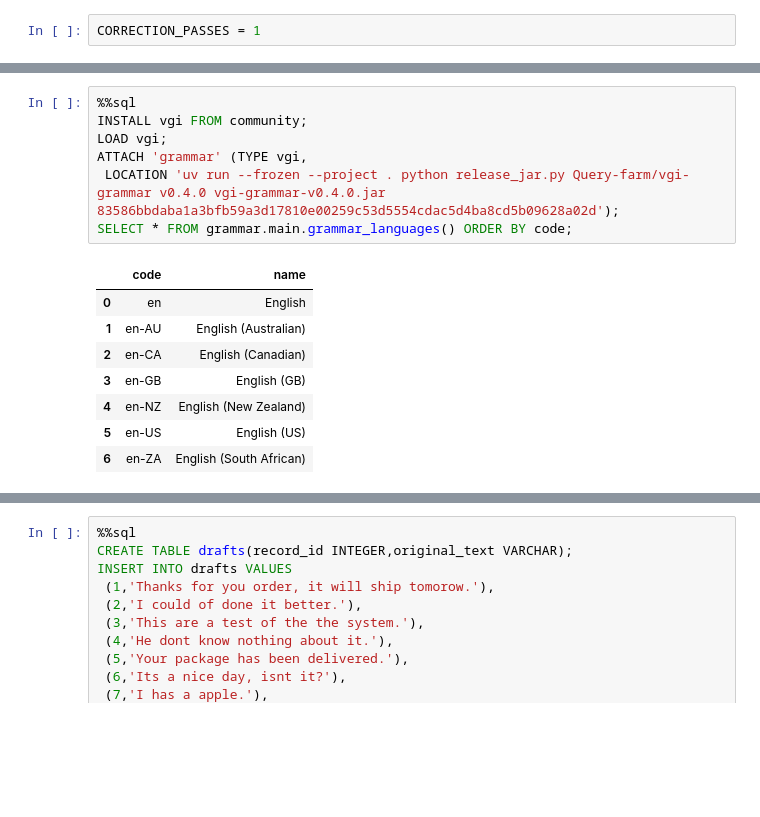
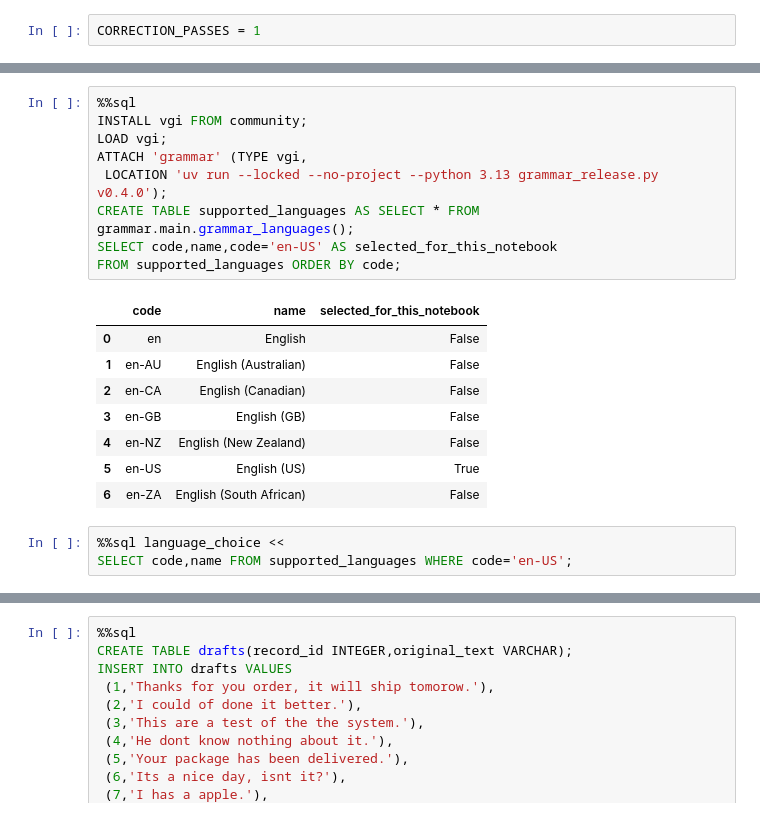
Before and after one commit to Query-farm/vgi-grammar, a Jupyter notebook: notebooks/01_recheck_automatic_corrections.ipynb, the cells around one changed output, grey strips where cells are left out. Saved outputs shown, nothing was run; the diff lists cells and outputs as text; blank space fills up the shorter version.

Commit message:
Complete released SQL coverage and portable grammar walkthrough [skip ci]

```diff
--- a/notebooks/01_recheck_automatic_corrections.ipynb
+++ b/notebooks/01_recheck_automatic_corrections.ipynb
@@ -61,16 +66,21 @@ which language codes it supports before choosing a dialect; this release ships E
 # %%
 %%sql
 INSTALL vgi FROM community;
 LOAD vgi;
 ATTACH 'grammar' (TYPE vgi,
- LOCATION 'uv run --frozen --project . python release_jar.py Query-farm/vgi-grammar v0.4.0 vgi-grammar-v0.4.0.jar 83586bbdaba1a3bfb59a3d17810e00259c53d5554cdac5d4ba8cd5b09628a02d');
-SELECT * FROM grammar.main.grammar_languages() ORDER BY code;
+ LOCATION 'uv run --locked --no-project --python 3.13 grammar_release.py v0.4.0');
+CREATE TABLE supported_languages AS SELECT * FROM grammar.main.grammar_languages();
+SELECT code,name,code='en-US' AS selected_for_this_notebook
+FROM supported_languages ORDER BY code;
 # %% [output]
-|  | code | name |
-| 0 | en | English |
-| 1 | en-AU | English (Australian) |
-| 2 | en-CA | English (Canadian) |
-| 3 | en-GB | English (GB) |
-| 4 | en-NZ | English (New Zealand) |
-| 5 | en-US | English (US) |
-| 6 | en-ZA | English (South African) |
+|  | code | name | selected_for_this_notebook |
+| 0 | en | English | False |
+| 1 | en-AU | English (Australian) | False |
+| 2 | en-CA | English (Canadian) | False |
+| 3 | en-GB | English (GB) | False |
+| 4 | en-NZ | English (New Zealand) | False |
+| 5 | en-US | English (US) | True |
+| 6 | en-ZA | English (South African) | False |
+# %%
+%%sql language_choice <<
+SELECT code,name FROM supported_languages WHERE code='en-US';
```
Also changed, not shown: parts of 17 cells of this notebook, 13 other files.
